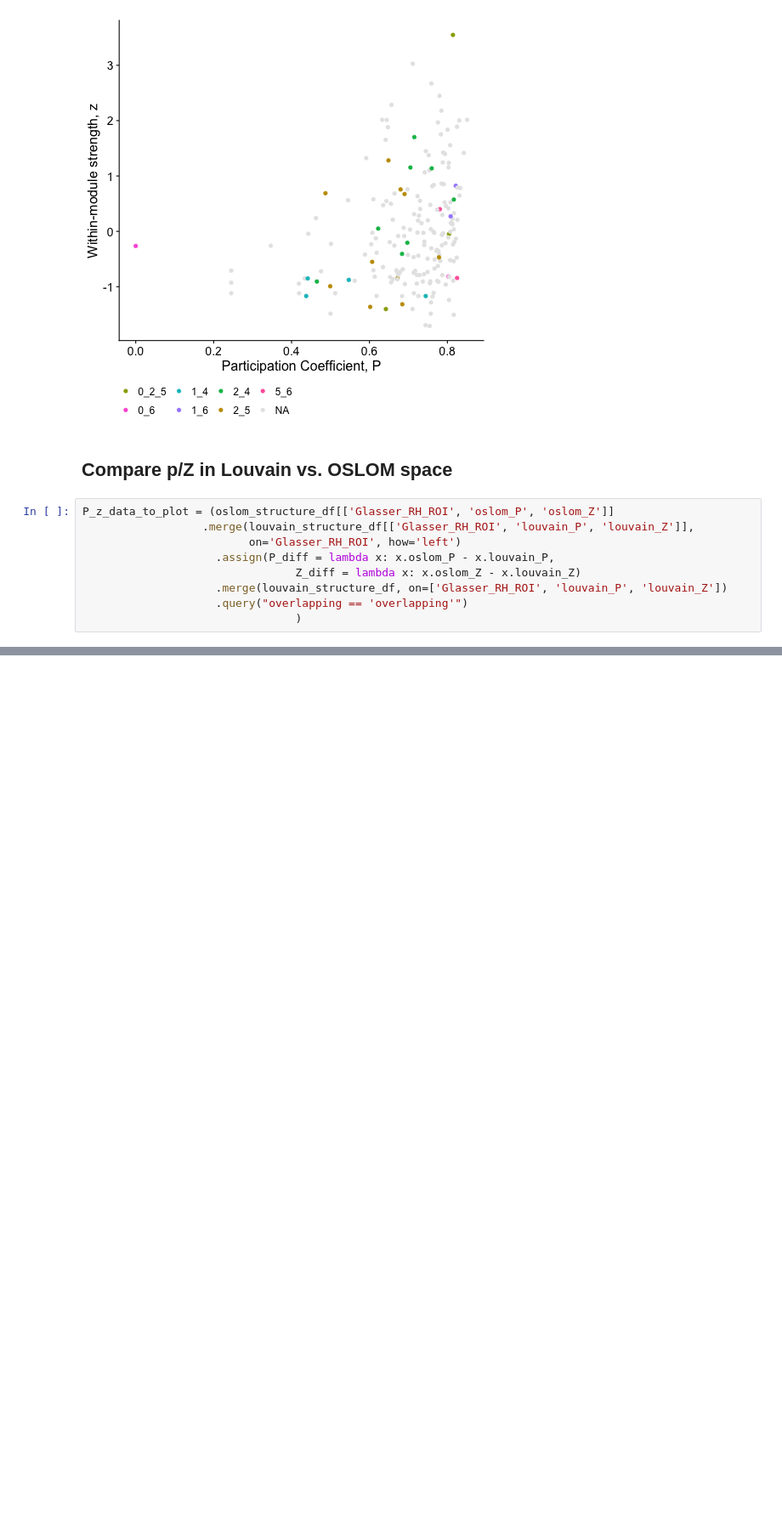
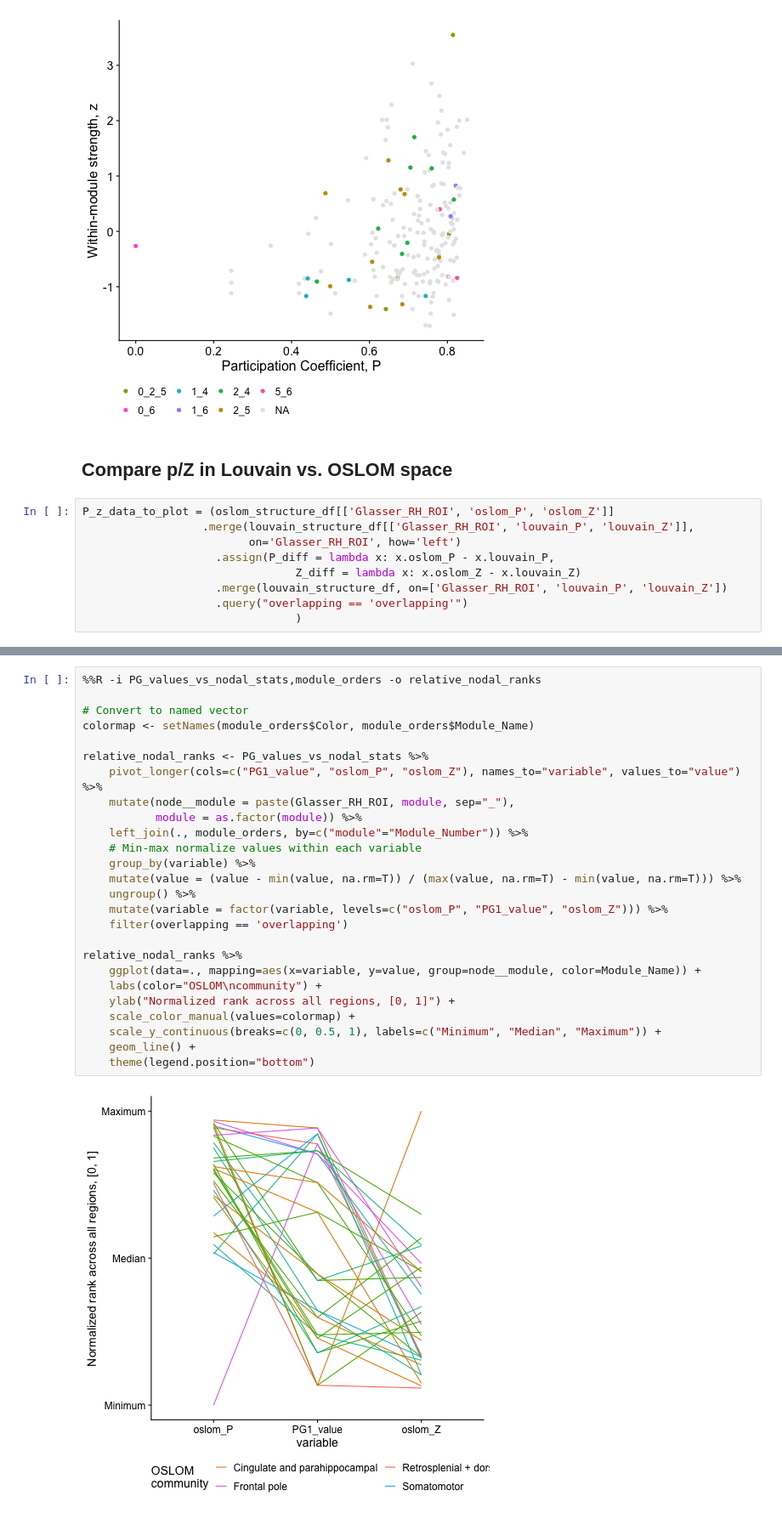
Before and after one commit to DynamicsAndNeuralSystems/OverlappingCommunityDetection_HCP, a Jupyter notebook: data_visualization/Fig7_OSLOM_vs_Louvain.ipynb, the cells around one changed output, grey strips where cells are left out. Shown at 85% size. Cells and saved outputs as stored; diff of their text form; blank space fills up the shorter version.

```diff
--- a/data_visualization/Fig7_OSLOM_vs_Louvain.ipynb
+++ b/data_visualization/Fig7_OSLOM_vs_Louvain.ipynb
@@ -321,0 +386,28 @@ ggsave("../Plots/Louvain_validation_num_modules_100_seeds.svg", width=5, height=
+# %%
+%%R -i PG_values_vs_nodal_stats,module_orders -o relative_nodal_ranks
+
+# Convert to named vector
+colormap <- setNames(module_orders$Color, module_orders$Module_Name)
+
+relative_nodal_ranks <- PG_values_vs_nodal_stats %>%
+    pivot_longer(cols=c("PG1_value", "oslom_P", "oslom_Z"), names_to="variable", values_to="value") %>%
+    mutate(node__module = paste(Glasser_RH_ROI, module, sep="_"),
+           module = as.factor(module)) %>%
+    left_join(., module_orders, by=c("module"="Module_Number")) %>%
+    # Min-max normalize values within each variable
+    group_by(variable) %>%
+    mutate(value = (value - min(value, na.rm=T)) / (max(value, na.rm=T) - min(value, na.rm=T))) %>%
+    ungroup() %>%
+    mutate(variable = factor(variable, levels=c("oslom_P", "PG1_value", "oslom_Z"))) %>%
+    filter(overlapping == 'overlapping')
+
+relative_nodal_ranks %>%
+    ggplot(data=., mapping=aes(x=variable, y=value, group=node__module, color=Module_Name)) +
+    labs(color="OSLOM\ncommunity") +
+    ylab("Normalized rank across all regions, [0, 1]") +
+    scale_color_manual(values=colormap) +
+    scale_y_continuous(breaks=c(0, 0.5, 1), labels=c("Minimum", "Median", "Maximum")) +
+    geom_line() +
+    theme(legend.position="bottom")
+# %% [output]
+[figure, added]
```
Also changed, not shown: parts of 14 cells of this notebook, 37 other files.
